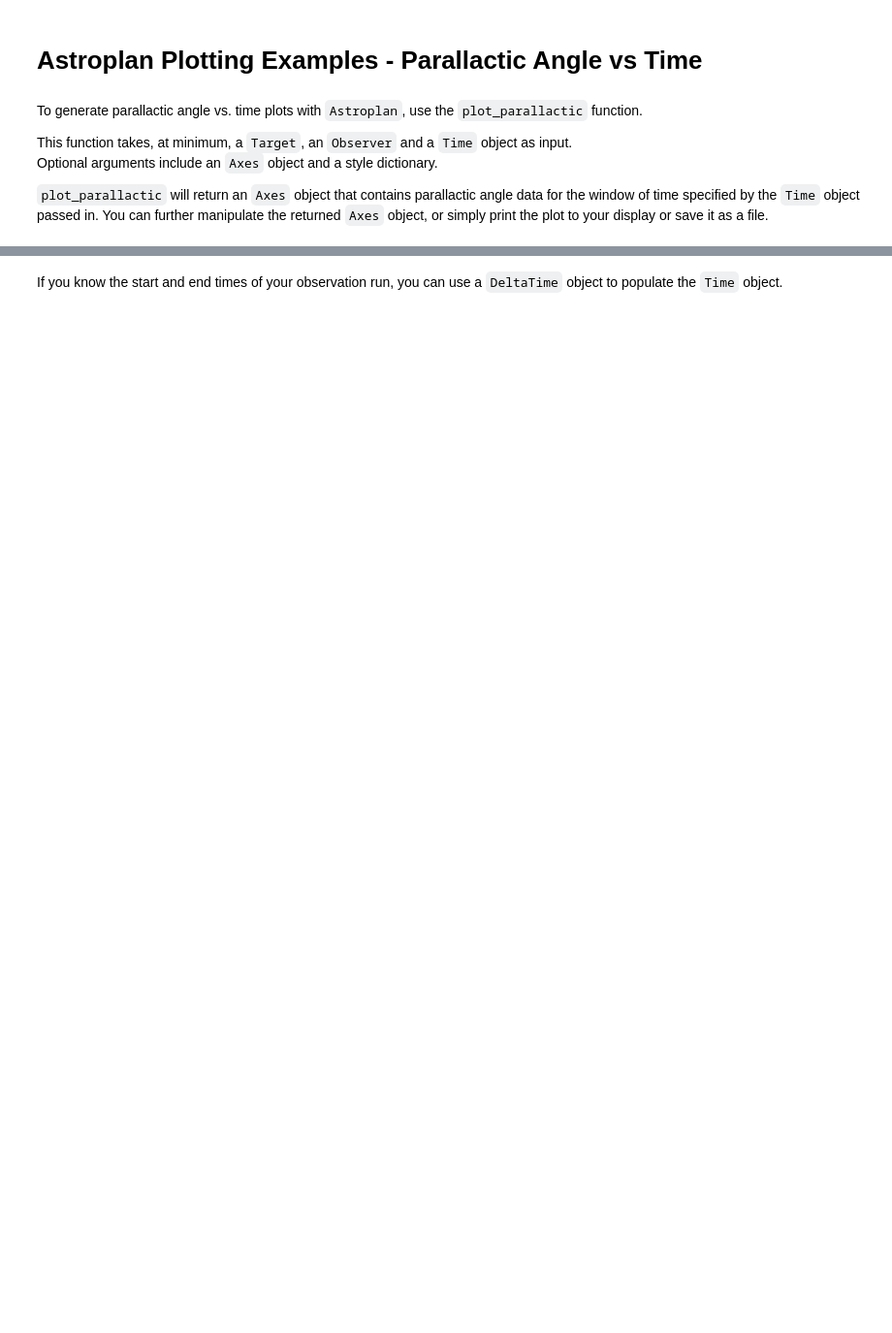
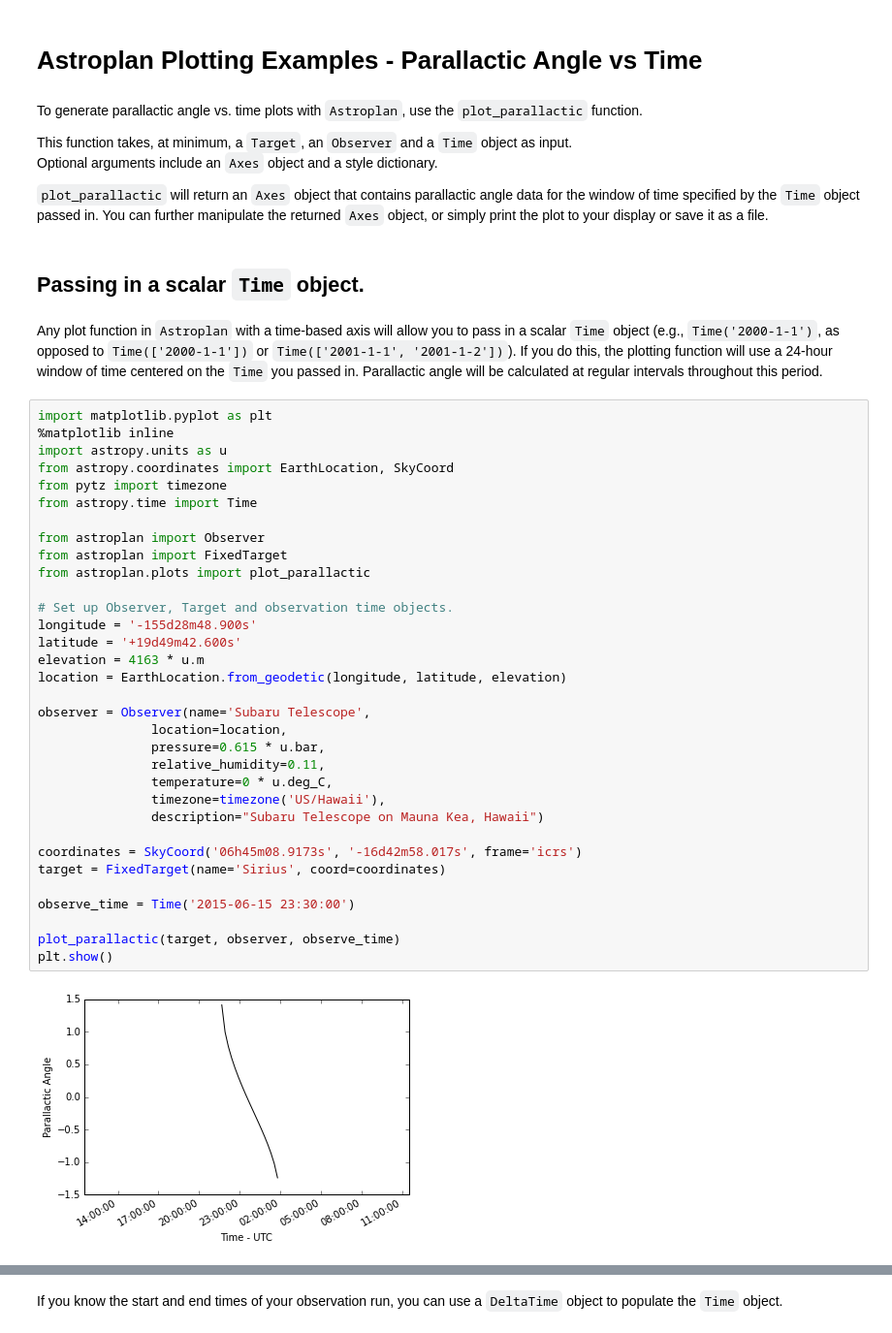
Before and after one commit to astropy/astroplan, a Jupyter notebook: examples/notebooks/plotting_examples--parallactic_angle.ipynb, the cells around one changed output, grey strips where cells are left out. Shown: that part at 97% size. Saved outputs shown, nothing was run; the diff lists cells and outputs as text; blank space fills up the shorter version.

```diff
--- a/examples/notebooks/plotting_examples--parallactic_angle.ipynb
+++ b/examples/notebooks/plotting_examples--parallactic_angle.ipynb
@@ -7,4 +7,43 @@ This function takes, at minimum, a `Target`, an `Observer` and a `Time` object a
 Optional arguments include an `Axes` object and a style dictionary.
 
 `plot_parallactic` will return an `Axes` object that contains parallactic angle data for the window of time specified by the `Time` object passed in.  You can further manipulate the returned `Axes` object, or simply print the plot to your display or save it as a file.
+# %% [markdown]
+## Passing in a scalar `Time` object.
+# %% [markdown]
+Any plot function in `Astroplan` with a time-based axis will allow you to pass in a scalar `Time` object (e.g., `Time('2000-1-1')`, as opposed to `Time(['2000-1-1'])` or `Time(['2001-1-1', '2001-1-2'])`).  If you do this, the plotting function will use a 24-hour window of time centered on the `Time` you passed in.  Parallactic angle will be calculated at regular intervals throughout this period.
+# %%
+import matplotlib.pyplot as plt
+%matplotlib inline
+import astropy.units as u
+from astropy.coordinates import EarthLocation, SkyCoord
+from pytz import timezone
+from astropy.time import Time
+
+from astroplan import Observer
+from astroplan import FixedTarget
+from astroplan.plots import plot_parallactic
+
+# Set up Observer, Target and observation time objects.
+longitude = '-155d28m48.900s'
+latitude = '+19d49m42.600s'
+elevation = 4163 * u.m
+location = EarthLocation.from_geodetic(longitude, latitude, elevation)
+
+observer = Observer(name='Subaru Telescope',
+               location=location,
+               pressure=0.615 * u.bar,
+               relative_humidity=0.11,
+               temperature=0 * u.deg_C,
+               timezone=timezone('US/Hawaii'),
+               description="Subaru Telescope on Mauna Kea, Hawaii")
+
+coordinates = SkyCoord('06h45m08.9173s', '-16d42m58.017s', frame='icrs')
+target = FixedTarget(name='Sirius', coord=coordinates)
+
+observe_time = Time('2015-06-15 23:30:00')
+
+plot_parallactic(target, observer, observe_time)
+plt.show()
+# %% [output]
+[figure, added]
 # %% [markdown]
```
Also changed, not shown: parts of 12 cells of this notebook, 2 other files.
